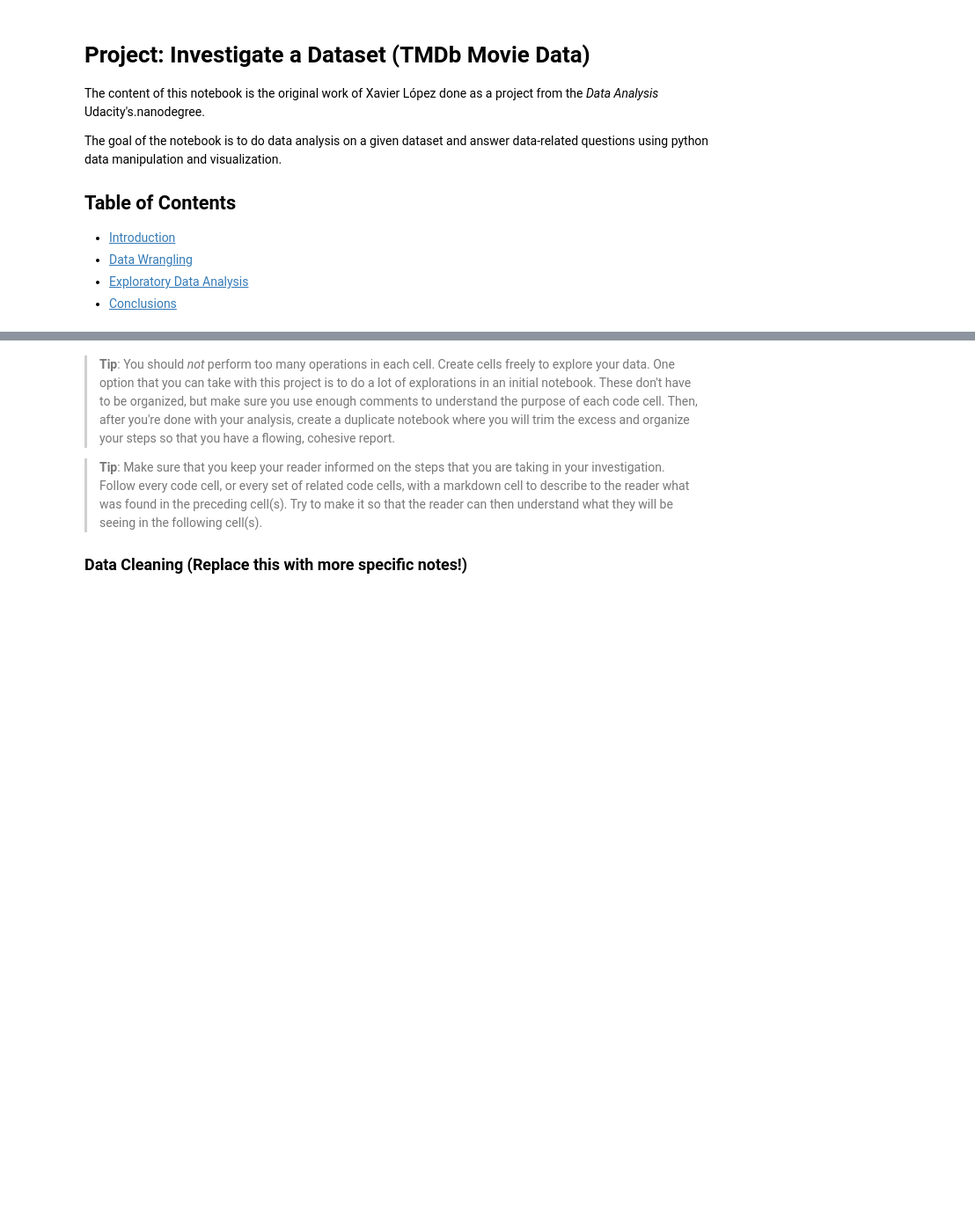
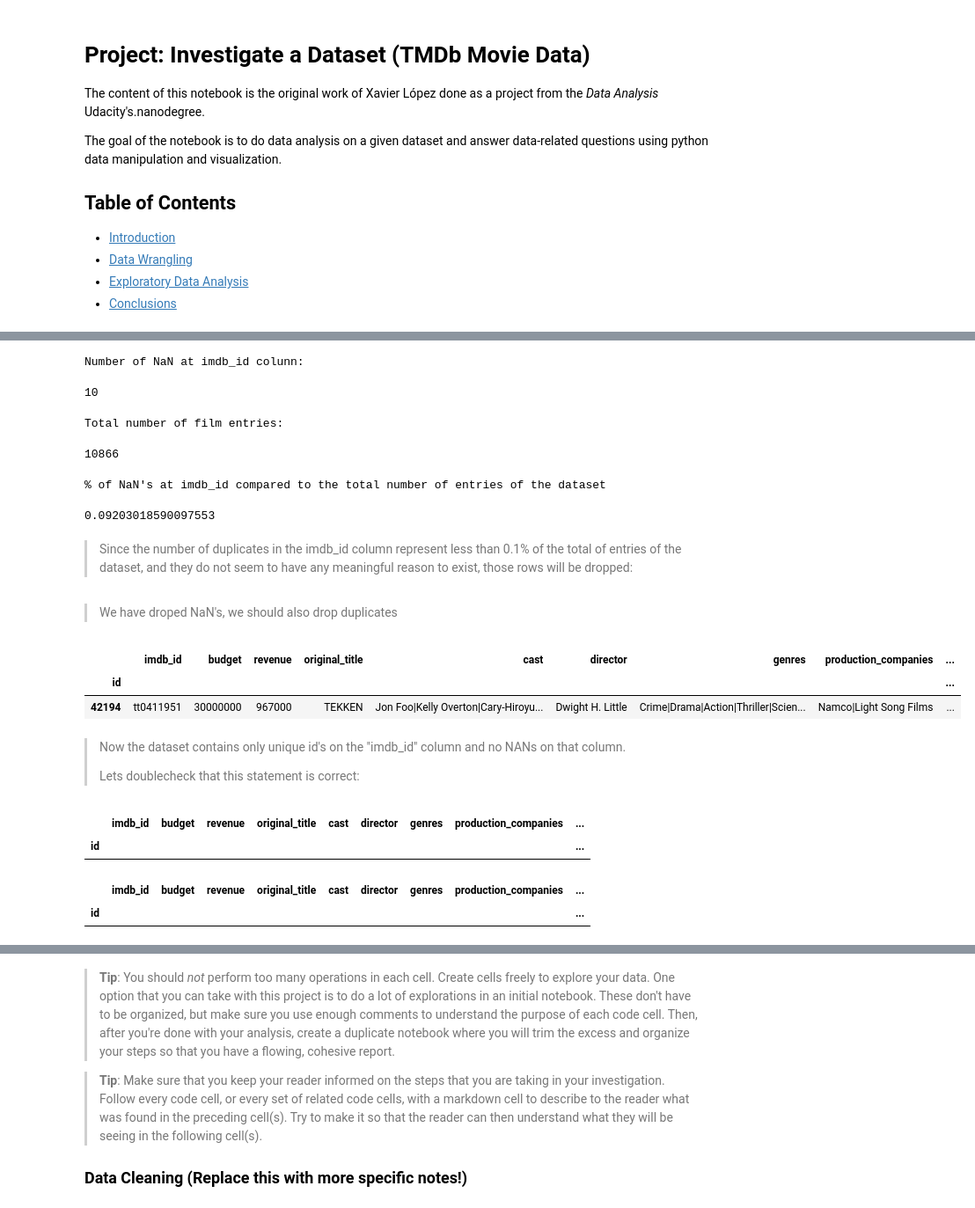
Before and after one commit to xavierlopeze/Investigate-a-Dataset-TMDb-movies-, a Jupyter notebook: report.ipynb, the cells around one changed output, grey strips where cells are left out. Shown at 88% size. Drawn from its saved outputs; the diff is of its cells as text; code cells hidden in the pictures; blank space fills up the shorter version.

```diff
--- a/report.ipynb
+++ b/report.ipynb
@@ -51,0 +139,21 @@ import altair as alt
+# %%
+print("Number of NaN at imdb_id colunn:")
+nans_imdbid = len(df[df['imdb_id'].isna()]['imdb_id'])
+nans_imdbid
+# %% [output]
+Number of NaN at imdb_id colunn:
+10
+# %%
+print("Total number of film entries:")
+df.shape[0]
+# %% [output]
+Total number of film entries:
+10866
+# %%
+print("% of NaN's at imdb_id compared to the total number of entries of the dataset")
+(nans_imdbid/df.shape[0])*100
+# %% [output]
+% of NaN's at imdb_id compared to the total number of entries of the dataset
+0.09203018590097553
+# %% [markdown]
+> Since the number of duplicates in the imdb_id column represent less than 0.1% of the total of entries of the dataset, and they do not seem to have any meaningful reason to exist, those rows will be dropped:
@@ -51,0 +162,8 @@ import altair as alt
+# %% [markdown]
+> We have droped NaN's, we should also drop duplicates
+# %%
+df[df['imdb_id'].duplicated()]
+# %% [output]
+|  | imdb_id | budget | revenue | original_title | cast | director | genres | production_companies | ... |
+| id |  |  |  |  |  |  |  |  | ... |
+| 42194 | tt0411951 | 30000000 | 967000 | TEKKEN | Jon Foo|Kelly Overton|Cary-Hiroyu... | Dwight H. Little | Crime|Drama|Action|Thriller|Scien... | Namco|Light Song Films | ... |
@@ -51,0 +172,14 @@ import altair as alt
+# %% [markdown]
+> Now the dataset contains only unique id's on the "imdb_id" column and no NANs on that column.
+>
+> Lets doublecheck that this statement is correct:
+# %%
+df[df['imdb_id'].duplicated()]
+# %% [output]
+|  | imdb_id | budget | revenue | original_title | cast | director | genres | production_companies | ... |
+| id |  |  |  |  |  |  |  |  | ... |
+# %%
+df[df['imdb_id'].isna()]
+# %% [output]
+|  | imdb_id | budget | revenue | original_title | cast | director | genres | production_companies | ... |
+| id |  |  |  |  |  |  |  |  | ... |
```
Also changed, not shown: parts of 24 cells of this notebook.
